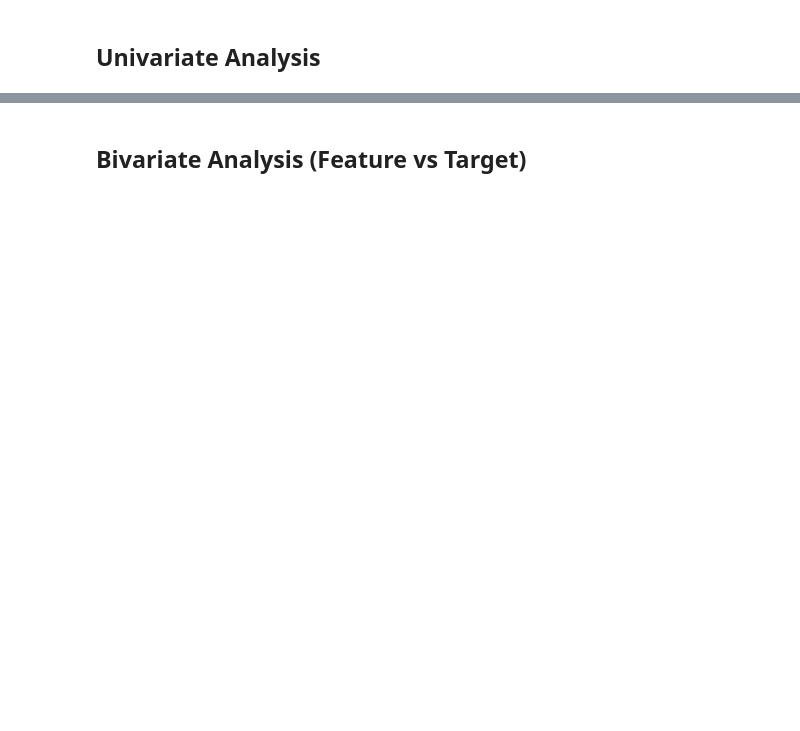
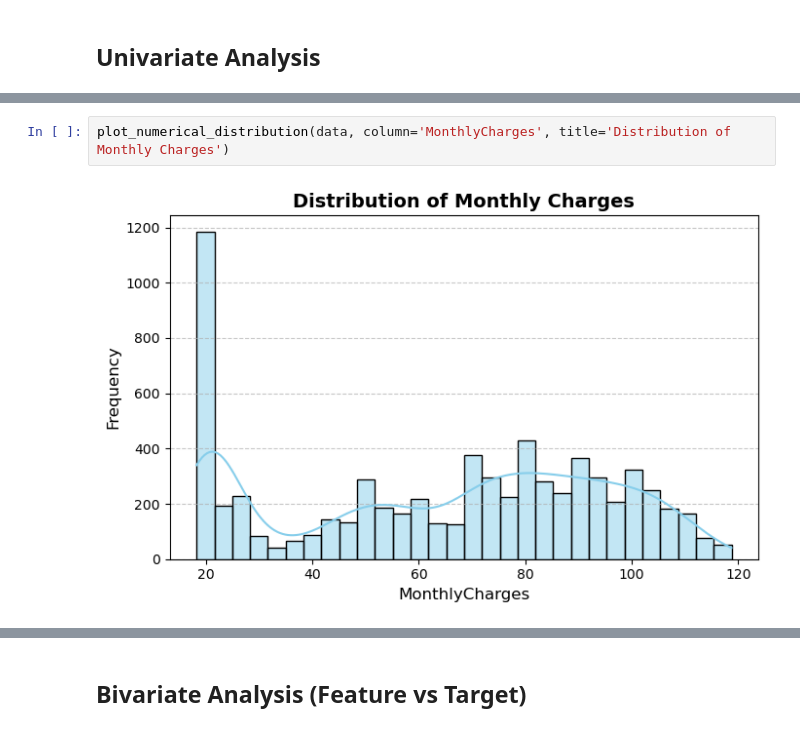
Before and after one commit to mewpunyapat/customer-churn-prediction, a Jupyter notebook: notebooks/eda.ipynb, the cells around one changed output, grey strips where cells are left out. Cells and saved outputs as stored; diff of their text form; blank space fills up the shorter version.

```diff
--- a/notebooks/eda.ipynb
+++ b/notebooks/eda.ipynb
@@ -35,0 +87,4 @@ plot_numerical_distribution(data, 'MonthlyCharges', 'Distribution')
+# %%
+plot_numerical_distribution(data, column='MonthlyCharges', title='Distribution of Monthly Charges')
+# %% [output]
+[figure, added]
```
Also changed, not shown: parts of 16 cells of this notebook, 2 other files.
